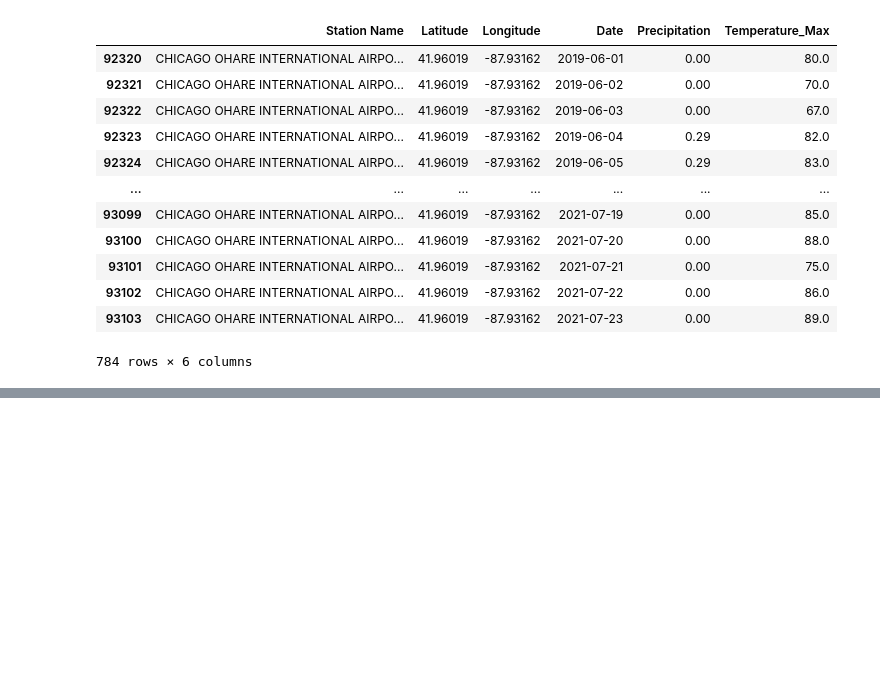
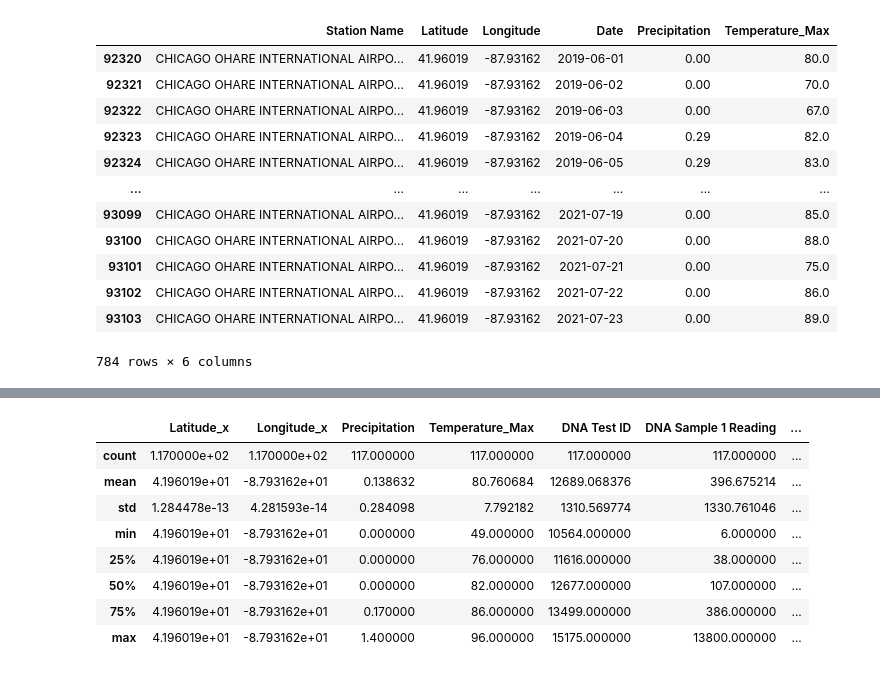
Before and after one commit to danielatuesta55/E_Coli_Chicago_Beaches, a Jupyter notebook: Jupyterlab Notebooks/Data_Cleanup_DNA.ipynb, the cells around one changed output, grey strips where cells are left out. Saved outputs shown, nothing was run; the diff lists cells and outputs as text; code cells hidden in the pictures; blank space fills up the shorter version.

```diff
--- a/Jupyterlab Notebooks/Data_Cleanup_DNA.ipynb
+++ b/Jupyterlab Notebooks/Data_Cleanup_DNA.ipynb
@@ -276,0 +287,2 @@ df12
+# %%
+df12['Sample_Date'] = pd.to_datetime(df12['Date']).dt.to_period('D')
@@ -276,0 +295,4 @@ df12
+# %%
+joined1 = pd.merge(df12, ohio_clean_DNA, how='inner', on='Sample_Date')
+# %%
+joined2 = pd.merge(joined1, ohio_clean_quality, how = 'inner', on='Sample_Date')
@@ -276,0 +319,12 @@ df12
+# %%
+joined2.describe()
+# %% [output]
+|  | Latitude_x | Longitude_x | Precipitation | Temperature_Max | DNA Test ID | DNA Sample 1 Reading | ... |
+| count | 1.170000e+02 | 1.170000e+02 | 117.000000 | 117.000000 | 117.000000 | 117.000000 | ... |
+| mean | 4.196019e+01 | -8.793162e+01 | 0.138632 | 80.760684 | 12689.068376 | 396.675214 | ... |
+| std | 1.284478e-13 | 4.281593e-14 | 0.284098 | 7.792182 | 1310.569774 | 1330.761046 | ... |
+| min | 4.196019e+01 | -8.793162e+01 | 0.000000 | 49.000000 | 10564.000000 | 6.000000 | ... |
+| 25% | 4.196019e+01 | -8.793162e+01 | 0.000000 | 76.000000 | 11616.000000 | 38.000000 | ... |
+| 50% | 4.196019e+01 | -8.793162e+01 | 0.000000 | 82.000000 | 12677.000000 | 107.000000 | ... |
+| 75% | 4.196019e+01 | -8.793162e+01 | 0.170000 | 86.000000 | 13499.000000 | 386.000000 | ... |
+| max | 4.196019e+01 | -8.793162e+01 | 1.400000 | 96.000000 | 15175.000000 | 13800.000000 | ... |
```
Also changed, not shown: parts of 4 cells of this notebook, 1 other file.
